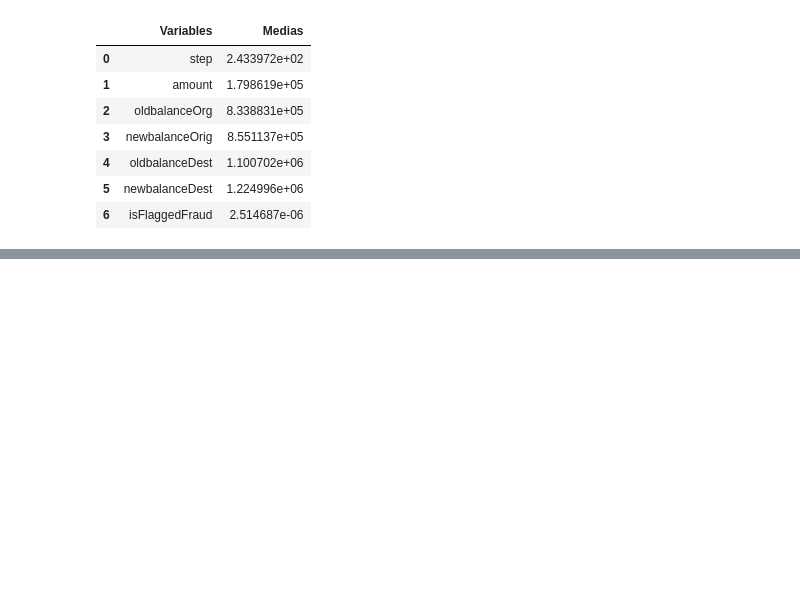
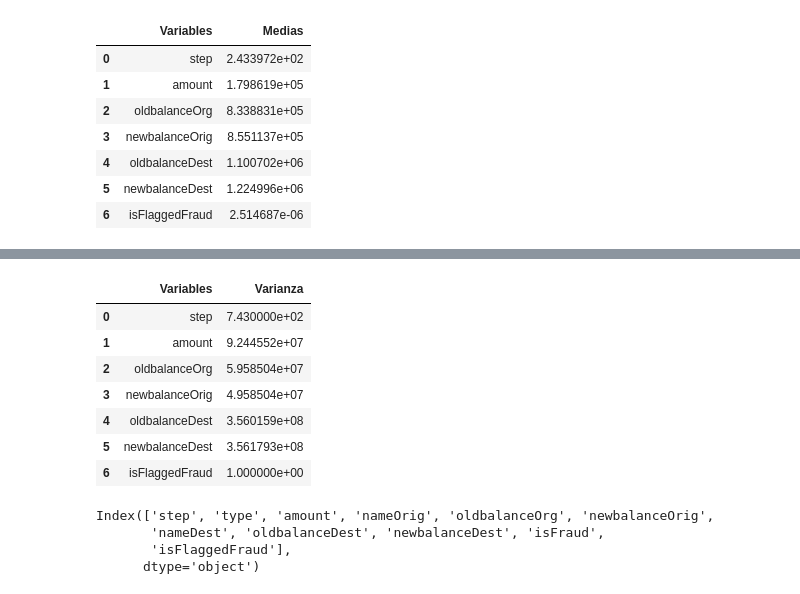
Before and after one commit to Isaias951017/Trabajo-Final-1, a Jupyter notebook: Notebook/analisis.ipynb, the cells around one changed output, grey strips where cells are left out. Cells and saved outputs as stored; diff of their text form; code cells hidden in the pictures; blank space fills up the shorter version.

```diff
--- a/Notebook/analisis.ipynb
+++ b/Notebook/analisis.ipynb
@@ -215,0 +268,20 @@ Medias
+# %%
+Maximo= pd.DataFrame(transacciones.select_dtypes(include='number').max()).reset_index()
+Maximo.columns=['Variables','Varianza']
+Maximo
+# %% [output]
+|  | Variables | Varianza |
+| 0 | step | 7.430000e+02 |
+| 1 | amount | 9.244552e+07 |
+| 2 | oldbalanceOrg | 5.958504e+07 |
+| 3 | newbalanceOrig | 4.958504e+07 |
+| 4 | oldbalanceDest | 3.560159e+08 |
+| 5 | newbalanceDest | 3.561793e+08 |
+| 6 | isFlaggedFraud | 1.000000e+00 |
+# %%
+transacciones.columns
+# %% [output]
+Index(['step', 'type', 'amount', 'nameOrig', 'oldbalanceOrg', 'newbalanceOrig',
+       'nameDest', 'oldbalanceDest', 'newbalanceDest', 'isFraud',
+       'isFlaggedFraud'],
+      dtype='object')
```
Also changed, not shown: parts of 4 cells of this notebook.
